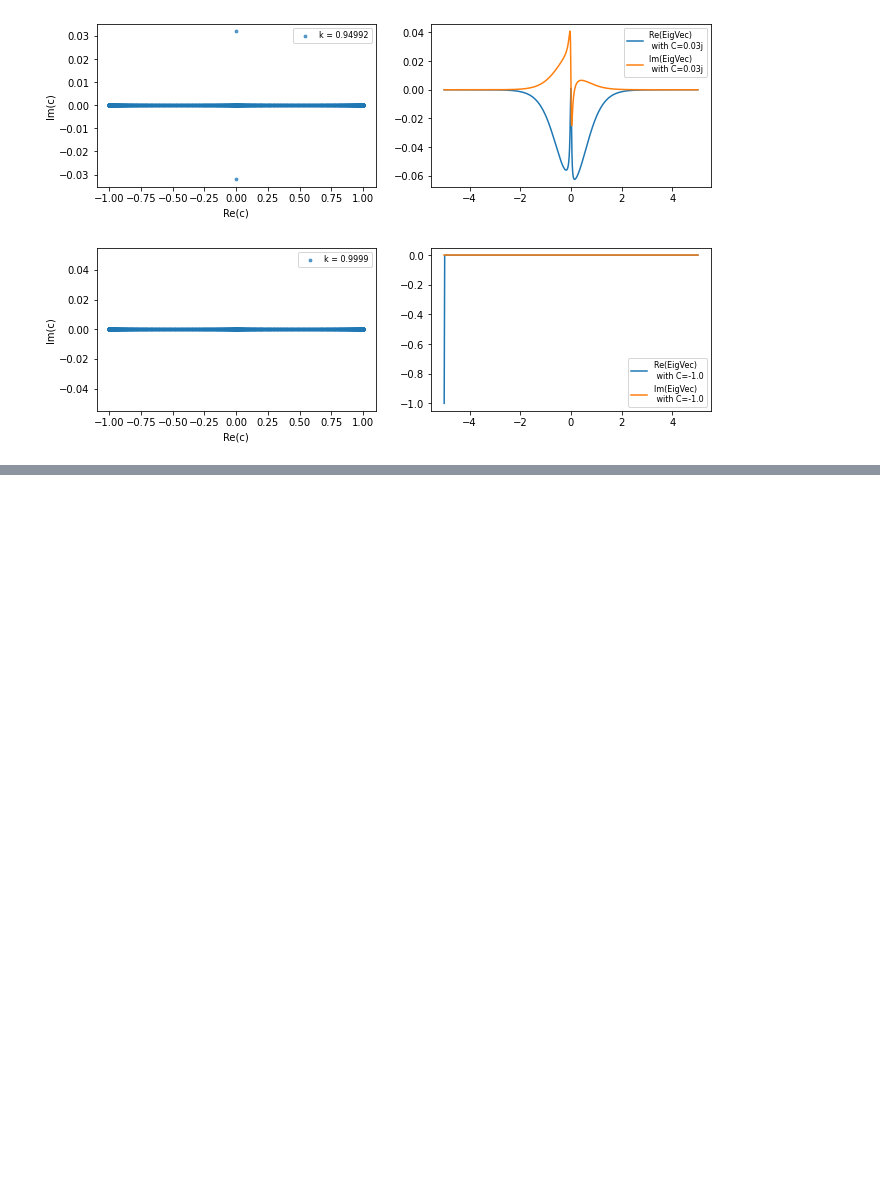
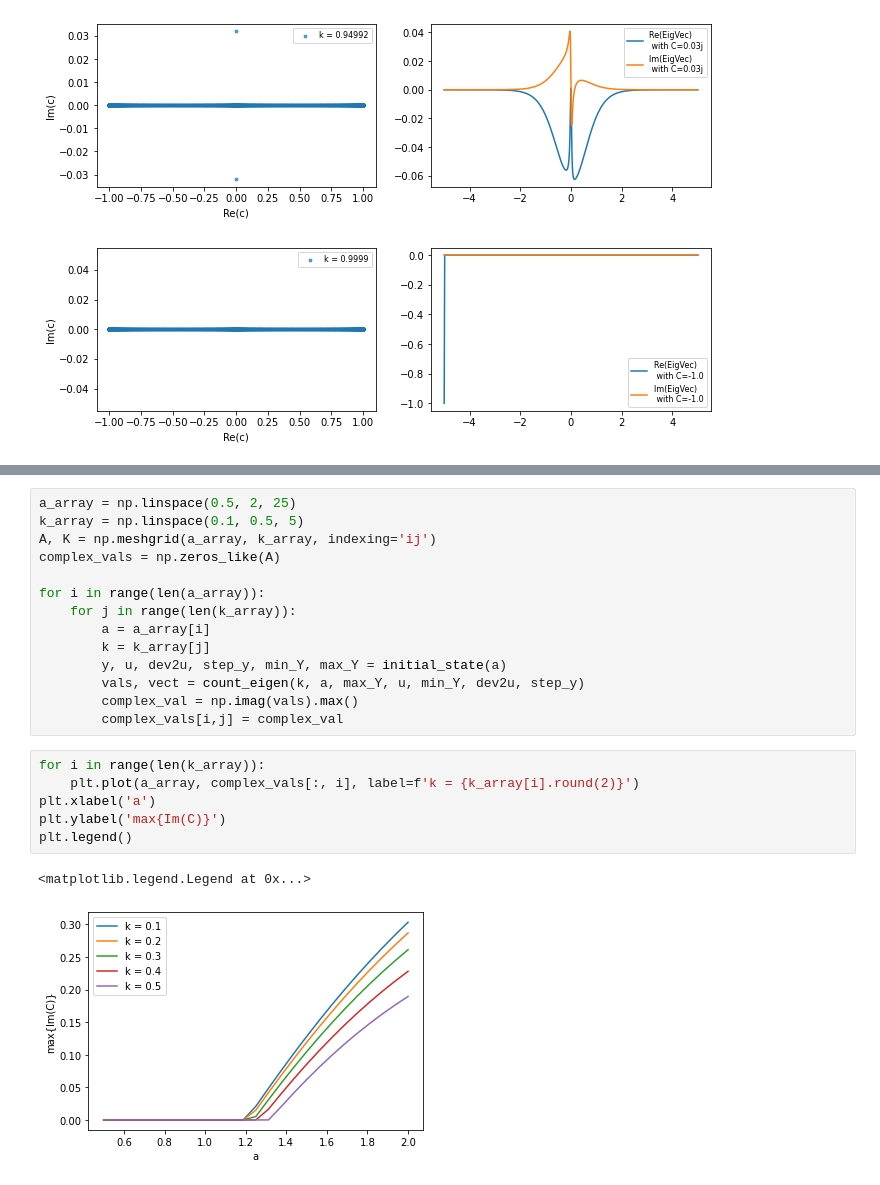
Before and after one commit to olgaborodina/damped_perturbations, a Jupyter notebook: Rayleigh_equation.ipynb, the cells around one changed output, grey strips where cells are left out. Saved outputs shown, nothing was run; the diff lists cells and outputs as text; blank space fills up the shorter version.

```diff
--- a/Rayleigh_equation.ipynb
+++ b/Rayleigh_equation.ipynb
@@ -142,0 +149,23 @@ plot_difference(vals, vect, 0.9997)
+# %%
+a_array = np.linspace(0.5, 2, 25)
+k_array = np.linspace(0.1, 0.5, 5)
+A, K = np.meshgrid(a_array, k_array, indexing='ij')
+complex_vals = np.zeros_like(A)
+
+for i in range(len(a_array)):
+    for j in range(len(k_array)):
+        a = a_array[i]
+        k = k_array[j]
+        y, u, dev2u, step_y, min_Y, max_Y = initial_state(a)
+        vals, vect = count_eigen(k, a, max_Y, u, min_Y, dev2u, step_y)
+        complex_val = np.imag(vals).max()
+        complex_vals[i,j] = complex_val
+# %%
+for i in range(len(k_array)):
+    plt.plot(a_array, complex_vals[:, i], label=f'k = {k_array[i].round(2)}')
+plt.xlabel('a')
+plt.ylabel('max{Im(C)}')
+plt.legend()
+# %% [output]
+<matplotlib.legend.Legend at 0x...>
+[figure, added]
```
Also changed, not shown: parts of 14 cells of this notebook.
